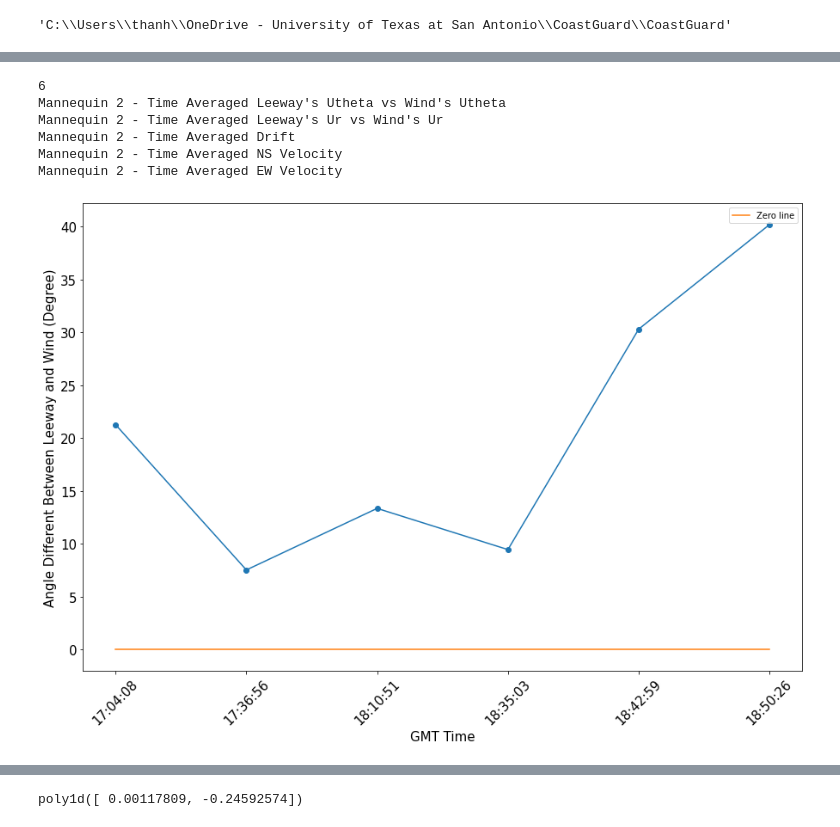
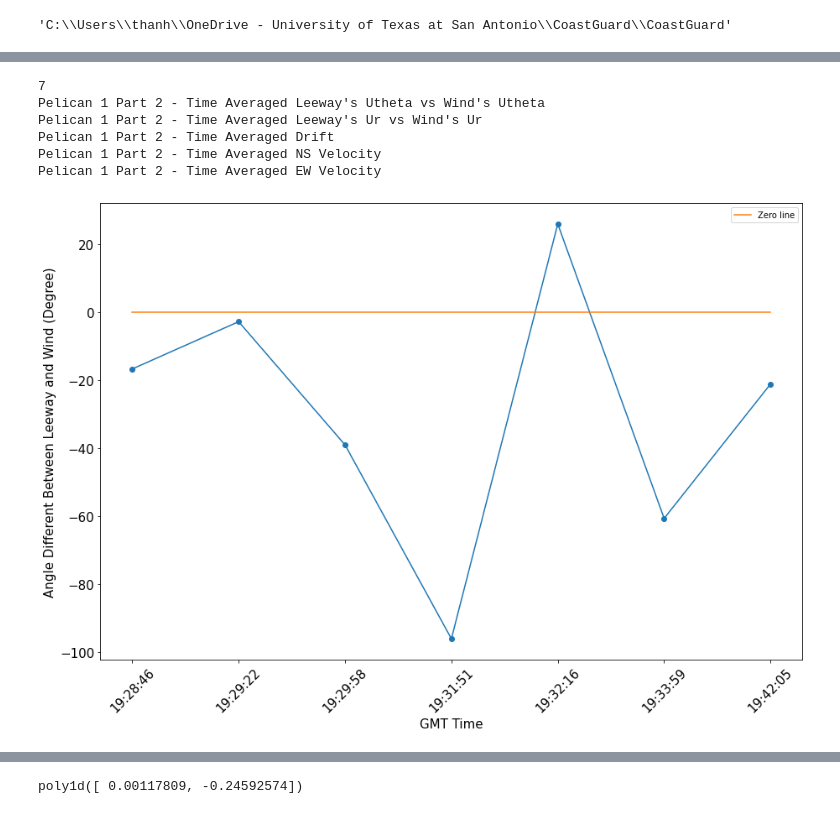
Before and after one commit to thanhtrant219/CoastGuard, a Jupyter notebook: CoastGuard_Data_Main.ipynb, the cells around one changed output, grey strips where cells are left out. Saved outputs shown, nothing was run; the diff lists cells and outputs as text; code cells hidden in the pictures.

Commit message:
New data

```diff
--- a/CoastGuard_Data_Main.ipynb
+++ b/CoastGuard_Data_Main.ipynb
@@ -127,0 +116,16 @@ Mdf2.head()
+# %%
+Wdf = pd.read_csv("./Data/wind_data_processed.csv")
+
+df =pd.read_excel("./Data/Leeway_Est_Separated_Images_GV3_Part_2/Mannequin_Time_lat_lon_xN_yW (GV3_P2_MS1).xlsx")
+Mdf1 = wind_data(df,Wdf)
+
+df =pd.read_excel("./Data/Leeway_Est_Separated_Images_GV3_Part_2/Mannequin_Time_lat_lon_xN_yW (GV3_P2_MS2).xlsx")
+Mdf2 = wind_data(df,Wdf)
+
+df =pd.read_excel("./Data/Leeway_Est_Separated_Images_GV3_Part_2/Pelican_Time_lat_lon_xN_yW (GV3_P2_MS1).xlsx")
+Pdf1 = wind_data(df,Wdf)
+
+df =pd.read_excel("./Data/Leeway_Est_Separated_Images_GV3_Part_2/Pelican_Time_lat_lon_xN_yW (GV3_P2_MS2).xlsx")
+Pdf2 = wind_data(df,Wdf)
+
+Mdf1
@@ -137,6 +159,6 @@ Mdf1.head()
 # %%
-data = data_time_average(Mdf2,time = 100)
-dataname = "Mannequin 2"
+data = data_time_average(Pdf1,time = 15)
+dataname = "Pelican 1 Part 2"
 
 name = dataname+" - Time Averaged Utheta Diffrent Between Wind-Utheta and Leeway Object"
 y = data.Theta_diff
@@ -175,37 +197,37 @@ label1="Leeway"
 label2="Wind"
 compare_plot(y1,y2,name,ylabel,label1,label2)
 
 name = dataname+" - Time Averaged Drift"
 print(name)
 y1 = data.LW_EW_drift
 y2 = data.LW_NS_drift
 ylabel = 'Drift'
 label1="LW_EW"
 label2="LW_NS"
 compare_plot(y1,y2,name,ylabel,label1,label2)
 
 name = dataname+" - Time Averaged NS Velocity"
 print(name)
 y1 = data.LW_NS
 y2 = data.Wind_NS
 ylabel = 'Speed (m/s)'
 label1="Leeway"
 label2="Wind"
 compare_plot(y1,y2,name,ylabel,label1,label2)
 
 name = dataname+" - Time Averaged EW Velocity"
 print(name)
 y1 = data.LW_EW
 y2 = data.Wind_EW
 ylabel = 'Speed (m/s)'
 label1="Leeway"
 label2="Wind"
 compare_plot(y1,y2,name,ylabel,label1,label2)
 # %% [output]
-6
-Mannequin 2 - Time Averaged Leeway's Utheta vs Wind's Utheta
-Mannequin 2 - Time Averaged Leeway's Ur vs Wind's Ur
-Mannequin 2 - Time Averaged Drift
-Mannequin 2 - Time Averaged NS Velocity
-Mannequin 2 - Time Averaged EW Velocity
+7
+Pelican 1 Part 2 - Time Averaged Leeway's Utheta vs Wind's Utheta
+Pelican 1 Part 2 - Time Averaged Leeway's Ur vs Wind's Ur
+Pelican 1 Part 2 - Time Averaged Drift
+Pelican 1 Part 2 - Time Averaged NS Velocity
+Pelican 1 Part 2 - Time Averaged EW Velocity
-[figure, old version]
+[figure, new version]
```
Also changed, not shown: parts of 5 cells of this notebook, 24 other files.
